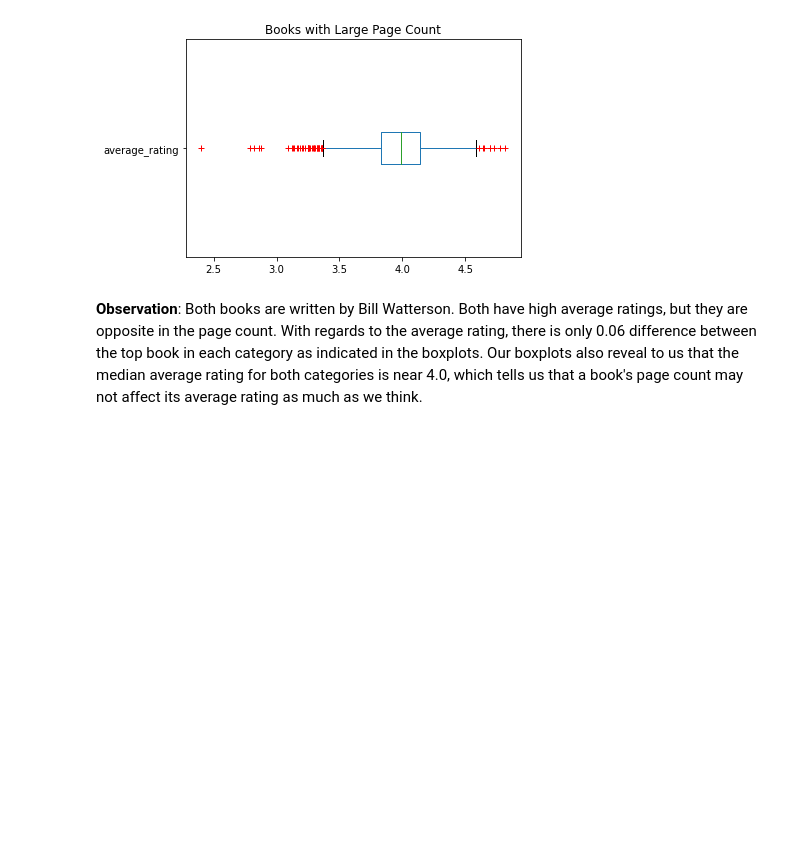
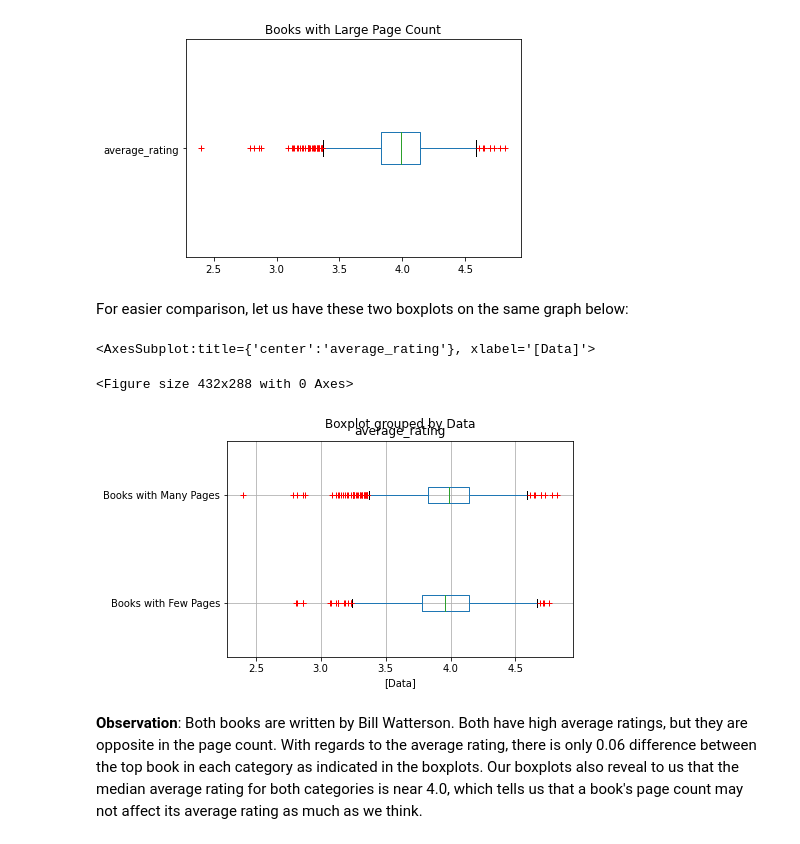
Before and after one commit to le-n-qui/goodreads-dataset, a Jupyter notebook: goodreads_books_analysis.ipynb, the cells around one changed output. Saved outputs shown, nothing was run; the diff lists cells and outputs as text; code cells hidden in the pictures; blank space fills up the shorter version.

Commit message:
Add a viz that display both boxplots for commparison

```diff
--- a/goodreads_books_analysis.ipynb
+++ b/goodreads_books_analysis.ipynb
@@ -154,8 +154,8 @@ high_rating_few_pages.sort_values(by=['average_rating'], ascending=False)[:1]
 |  | bookID | title | authors | average_rating | isbn | isbn13 | language_code | num_pages | ratings_count | ... |
 | 6592 | 24814 | It's a Magical World (Calvin and ... | Bill Watterson | 4.76 | 836221362 | 9780836221367 | eng | 176 | 23875 | ... |
 # %%
-dframe = pd.DataFrame(high_rating_few_pages['average_rating'])
-dframe.plot.box(vert=False, title="Books with Fewer Pages", sym='r+')
+dframe1 = pd.DataFrame(high_rating_few_pages['average_rating'])
+dframe1.plot.box(vert=False, title="Books with Fewer Pages", sym='r+')
 # %% [output]
 <AxesSubplot:title={'center':'Books with Fewer Pages'}>
 [figure]
@@ -170,11 +170,23 @@ high_rating_many_pages.sort_values(by=['average_rating'], ascending=False)[:1]
 |  | bookID | title | authors | average_rating | isbn | isbn13 | language_code | num_pages | ratings_count | ... |
 | 6590 | 24812 | The Complete Calvin and Hobbes | Bill Watterson | 4.82 | 740748475 | 9780740748479 | eng | 1456 | 32213 | ... |
 # %%
-df = pd.DataFrame(high_rating_many_pages['average_rating'])
-df.plot.box(vert=False, title="Books with Large Page Count", sym='r+')
+dframe2 = pd.DataFrame(high_rating_many_pages['average_rating'])
+dframe2.plot.box(vert=False, title="Books with Large Page Count", sym='r+')
 # %% [output]
 <AxesSubplot:title={'center':'Books with Large Page Count'}>
 [figure]
+# %% [markdown]
+For easier comparison, let us have these two boxplots on the same graph below:
+# %%
+dframe1['Data'] = "Books with Few Pages"
+dframe2['Data'] = "Books with Many Pages"
+combined_df = pd.concat([dframe1, dframe2])
+plt.figure()
+combined_df.boxplot(by="Data", vert=False, sym='r+')
+# %% [output]
+<AxesSubplot:title={'center':'average_rating'}, xlabel='[Data]'>
+<Figure size 432x288 with 0 Axes>
+[figure, added]
 # %% [markdown]
 **Observation**: Both books are written by Bill Watterson. Both have high average ratings, but they are opposite in the page count. With regards to the average rating, there is only 0.06 difference between the top book in each category as indicated in the boxplots. Our boxplots also reveal to us that the median average rating for both categories is near 4.0, which tells us that a book's page count may not affect its average rating as much as we think.
 # %% [markdown]
```
